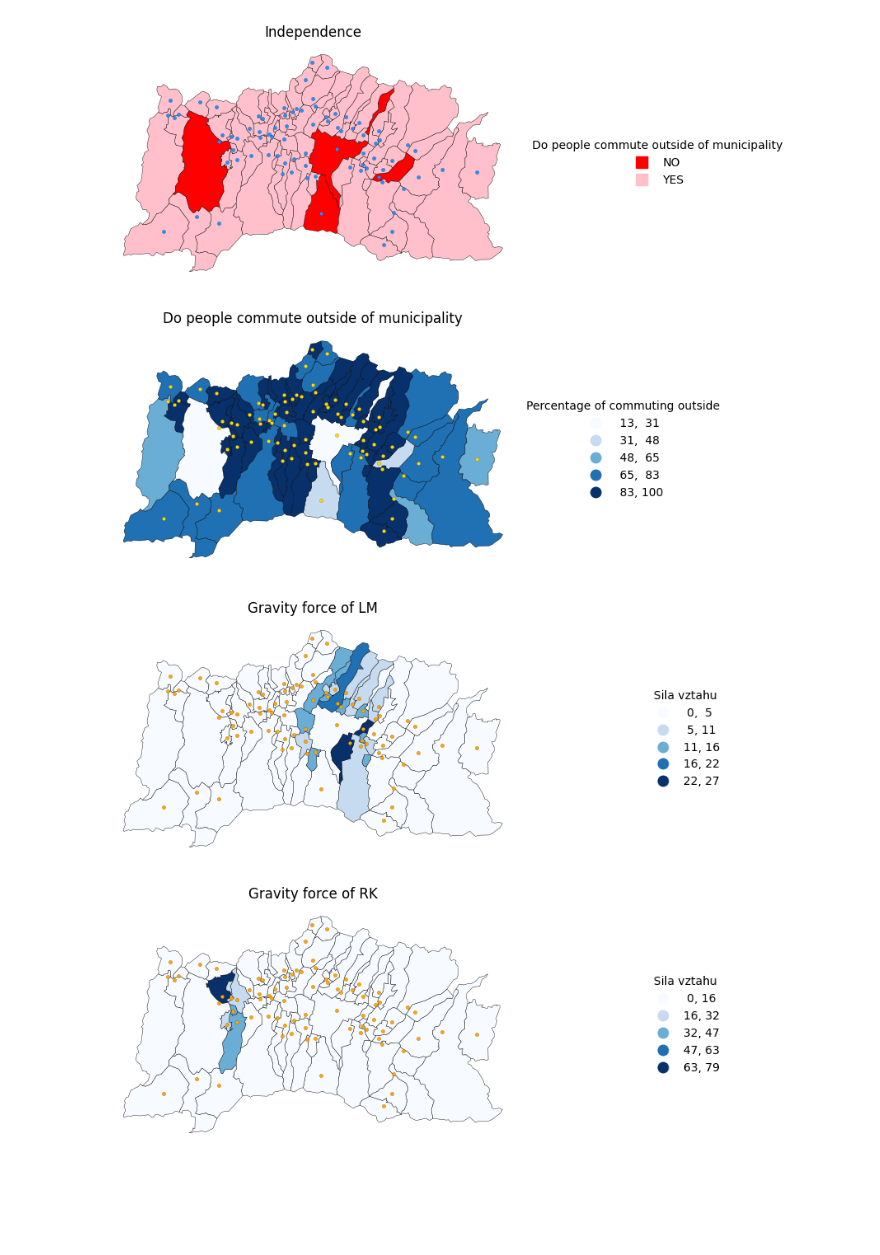
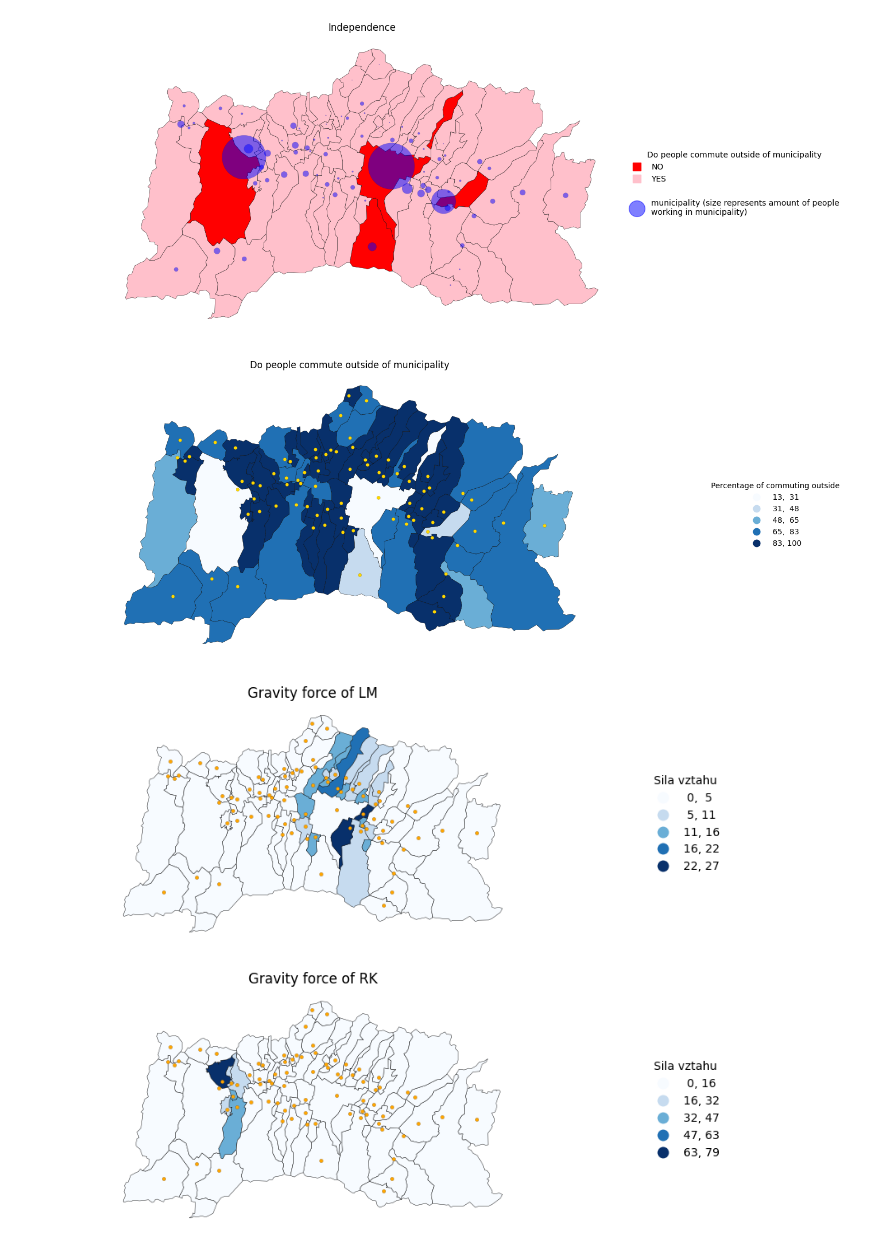
Before and after one commit to dbelohonov/maps_liptov, a Jupyter notebook: notebooks/maps.ipynb, the cells around one changed output. Drawn from its saved outputs; the diff is of its cells as text; code cells hidden in the pictures; blank space fills up the shorter version.

```diff
--- a/notebooks/maps.ipynb
+++ b/notebooks/maps.ipynb
@@ -18,6 +18,7 @@ map2.drop(columns = ["DOW", "FACC", "IDN3", "NM3", "IDN2", "NM2", "NUTS1", "NUTS
 commute[["obecA", "obecB"]] = commute[["obecA", "obecB"]].astype(str)
 commute["pocet"] = commute["pocet"].astype(int)
 map2["IDN4"] = map2["IDN4"].astype(str)
+obce["kod"] = obce["kod"].astype(str)
 all = (
     commute
     .groupby("obecA", group_keys = False)["pocet"]
@@ -58,19 +59,30 @@ tablemap2 = map2.merge(
     how = "left"
 )
 
-print(tablemap2)
+# print(tablemap2)
 color_dict_i = {True: "red", False: "pink"}
+# print(obce.head())
+comm = (commute.groupby("obecB", group_keys = False)["pocet"].sum())
+comm = comm.reset_index()
+# print(comm.head())
+obce_comm = obce.merge(
+    comm,
+    left_on = "kod",
+    right_on = "obecB",
+    how = "left"
+)
+print(obce_comm.head())
 
 obce_gdf = gpd.GeoDataFrame(
-    obce,
+    obce_comm,
     geometry=[Point(xy) for xy in zip(obce["x"], obce["y"])],
     crs="EPSG:5514"
 )
-print(obce_gdf.head())
+# print(obce_gdf.head())
 
 # ---------------- DOES THE MAJORITY OF PEOPLE IN WORKING AGE COMMUTE OUTSIDE OF MUNICIPALITY ----------------
 plt.figure(figsize = (11.69, 8.27))
-plt.subplot(2, 1, 1)
+# plt.subplot(2, 1, 1)
 tablemap2.plot(
     ax = plt.gca(),
     color = tablemap2["independence"].map(color_dict_i),
@@ -79,8 +91,9 @@ tablemap2.plot(
 )
 obce_gdf.plot(
     ax = plt.gca(),
-    color = "dodgerblue",
-    markersize = 10.0,
+    color = "blue",
+    markersize = obce_gdf["pocet"]/obce_gdf["pocet"].idxmax()*20,
+    alpha = 0.5,
     edgecolor = "black",
     linewidth = 0.1
 )
@@ -96,6 +109,27 @@ handles_i = [
         )
         for key, color in color_dict_i.items()
 ]
+handles_i.append(
+    plt.Line2D(
+        [0], [0],
+        marker = "",
+        color = "white",
+        markersize = 20,
+        linestyle = "None",
+        label = ""
+    )
+)
+handles_i.append(
+    plt.Line2D(
+        [0], [0],
+        marker = "o",
+        color = "blue",
+        alpha = 0.5,
+        markersize = 20,
+        linestyle = "None",
+        label = "municipality (size represents amount of people\nworking in municipality)"
+    )
+)
 plt.legend(
     handles = handles_i,
     title = "Do people commute outside of municipality",
@@ -106,11 +140,12 @@ plt.legend(
 
 plt.title("Independence")
 plt.axis(False)
-
+plt.savefig("../result_maps/LM_RK_autonomy_binary.pdf", format = "pdf", dpi = 300, bbox_inches = "tight")
+plt.show()
 # ---------------- WHICH PERCENT OF PEOPLE DOES COMMUTE OUTSIDE OF MUNICIPALITY ----------------
-
+plt.figure(figsize = (11.69, 8.27))
 tablemap2["interval"] = pd.cut(tablemap2["mimo_obce_percent"], bins = 5, labels = False)
-plt.subplot(2, 1, 2)
+# plt.subplot(2, 1, 2)
 tablemap2.plot(
     ax = plt.gca(),
     column = "mimo_obce_percent",
@@ -131,7 +166,7 @@ tablemap2.plot(
 obce_gdf.plot(
     ax = plt.gca(),
     color = "gold",
-    markersize = 10.0,
+    markersize = 20.0,
     edgecolor = "black",
     linewidth = 0.1
 )
@@ -160,4 +198,5 @@ plt.show()
-[figure, old version]
+[figure, new version]
+[figure, added]
 # %%
 distance = pd.read_csv(r"../data/vzdialenost_obce.csv", sep = ";")
 # print(distance)
```
Also changed, not shown: parts of 6 cells of this notebook, 6 other files.
